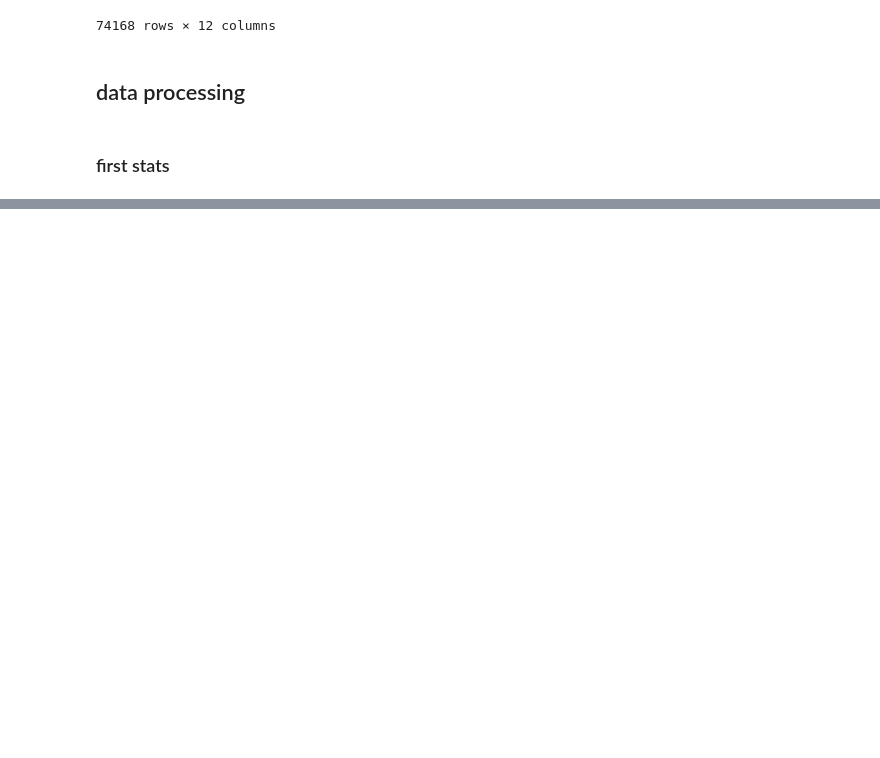
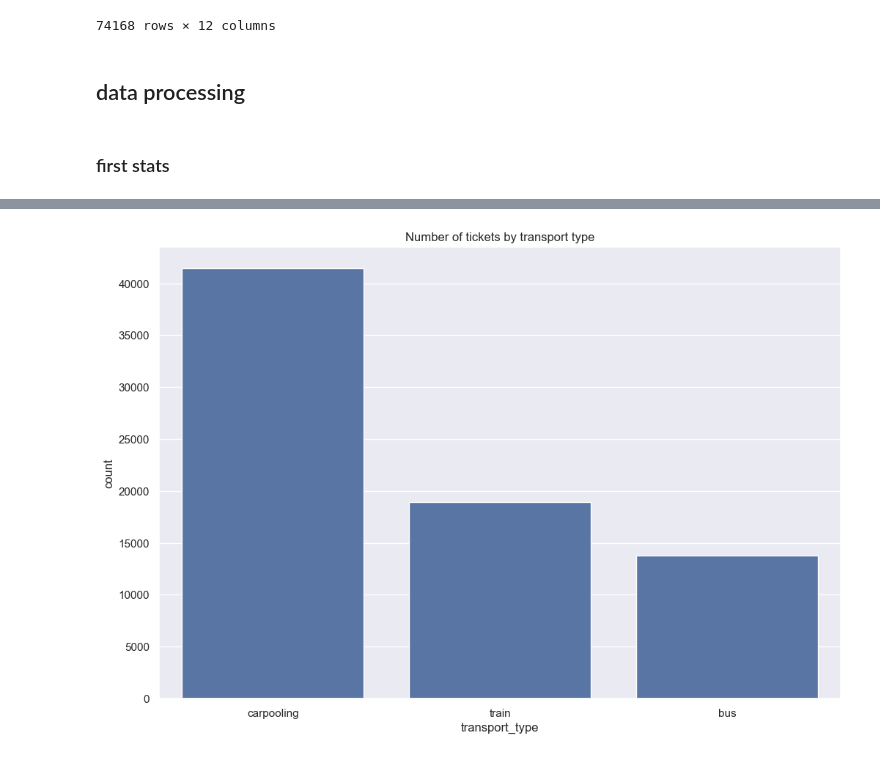
Before and after one commit to Babldn/tictactrip_test, a Jupyter notebook: test_tictactrip.ipynb, the cells around one changed output, grey strips where cells are left out. Cells and saved outputs as stored; diff of their text form; code cells hidden in the pictures; blank space fills up the shorter version.

```diff
--- a/test_tictactrip.ipynb
+++ b/test_tictactrip.ipynb
@@ -160,0 +273,8 @@ ticket_data.pivot_table(index = 'transport_type', columns = 'group_distance', va
+# %%
+sns.set_theme()
+plt.figure(figsize = (12,8))
+plt.title('Number of tickets by transport type')
+sns.countplot(data=ticket_data, x='transport_type', order = ticket_data['transport_type'].value_counts().index)
+plt.show()
+# %% [output]
+[figure, added]
```
Also changed, not shown: parts of 43 cells of this notebook.
